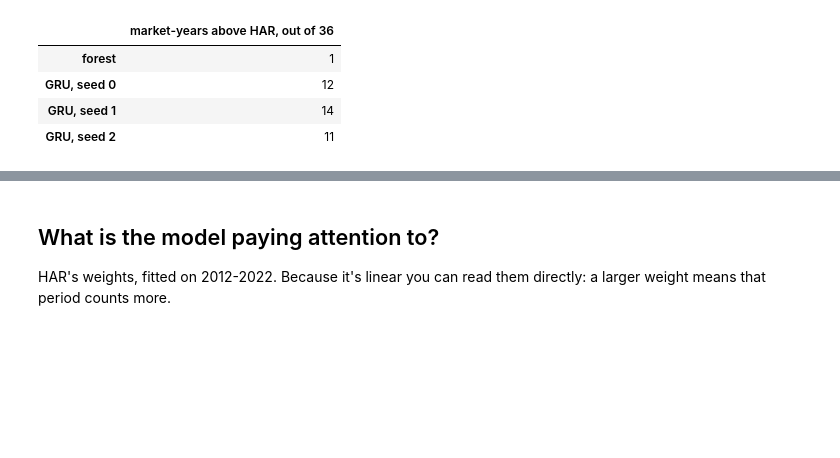
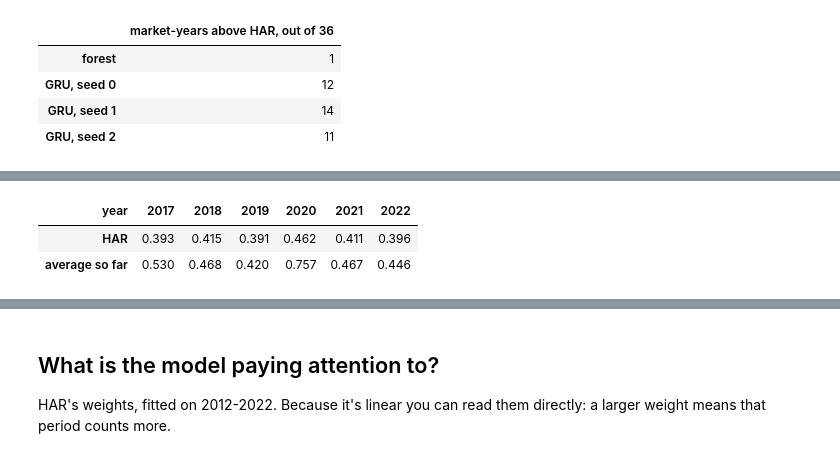
Before and after one commit to kesavakrishna/asean-ml-forecasting, a Jupyter notebook: volatility.ipynb, the cells around one changed output, grey strips where cells are left out. Drawn from its saved outputs; the diff is of its cells as text; code cells hidden in the pictures; blank space fills up the shorter version.

```diff
--- a/volatility.ipynb
+++ b/volatility.ipynb
@@ -169,0 +214,10 @@ pd.Series({
+# %%
+all_har = pd.concat(har.values())
+pd.DataFrame({
+    "HAR": (all_har["predicted"] - all_har["actual"]) ** 2,
+    "average so far": (all_har["average_so_far"] - all_har["actual"]) ** 2,
+}).groupby(all_har["year"]).mean().pow(0.5).T.round(3)
+# %% [output]
+| year | 2017 | 2018 | 2019 | 2020 | 2021 | 2022 |
+| HAR | 0.393 | 0.415 | 0.391 | 0.462 | 0.411 | 0.396 |
+| average so far | 0.530 | 0.468 | 0.420 | 0.757 | 0.467 | 0.446 |
```
Also changed, not shown: parts of 7 cells of this notebook, 5 other files.
